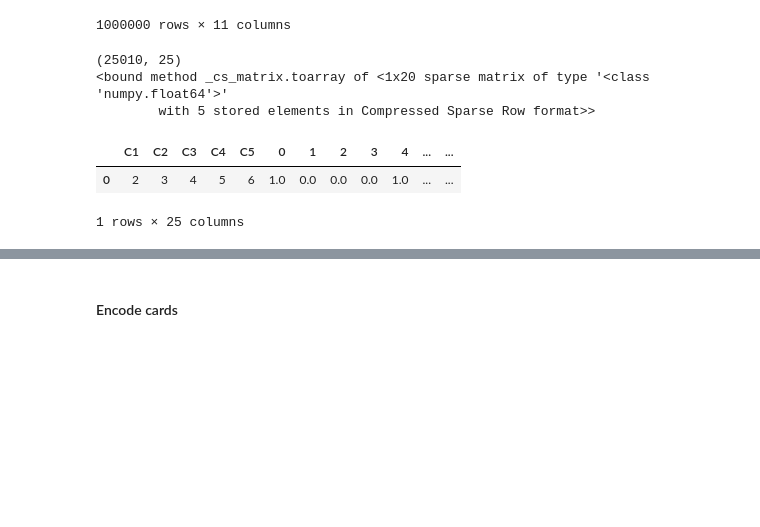
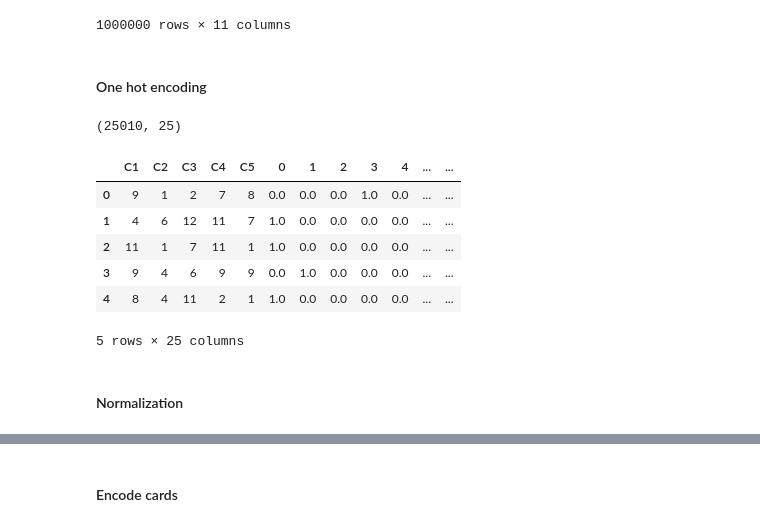
Before and after one commit to iPhaeton/kaggle-poker, a Jupyter notebook: Index_v1.ipynb, the cells around one changed output, grey strips where cells are left out. Drawn from its saved outputs; the diff is of its cells as text; code cells hidden in the pictures; blank space fills up the shorter version.

```diff
--- a/Index_v1.ipynb
+++ b/Index_v1.ipynb
@@ -73,6 +73,8 @@ data = train_dataset[['S1', 'C1','S2', 'C2','S3', 'C3','S4', 'C4','S5', 'C5']]
 labels = train_dataset[['hand']]
 # %%
 labels_vect = tf.keras.utils.to_categorical(labels)
+# %% [markdown]
+#### One hot encoding
 # %%
 def data_hotencode(data, columns, encoder, mode='transform'):
     encoded = None
@@ -89,14 +91,18 @@ def hand_hotencode(hand, columns, encoder):
 # %%
 encoder = OneHotEncoder()
 columns_to_hotencode = ['S1', 'S2', 'S3', 'S4', 'S5']
 data_encoded = data_hotencode(data, columns_to_hotencode, encoder, 'fit')
 print(data_encoded.shape)
 
-hand_hotencode([1,2,1,3,1,4,1,5,1,6], columns_to_hotencode, encoder)
+data_encoded.head()
 # %% [output]
 (25010, 25)
-<bound method _cs_matrix.toarray of <1x20 sparse matrix of type '<class 'numpy.float64'>'
-        with 5 stored elements in Compressed Sparse Row format>>
 |  | C1 | C2 | C3 | C4 | C5 | 0 | 1 | 2 | 3 | 4 | ... | ... |
-| 0 | 2 | 3 | 4 | 5 | 6 | 1.0 | 0.0 | 0.0 | 0.0 | 1.0 | ... | ... |
+| 0 | 9 | 1 | 2 | 7 | 8 | 0.0 | 0.0 | 0.0 | 1.0 | 0.0 | ... | ... |
+| 1 | 4 | 6 | 12 | 11 | 7 | 1.0 | 0.0 | 0.0 | 0.0 | 0.0 | ... | ... |
+| 2 | 11 | 1 | 7 | 11 | 1 | 1.0 | 0.0 | 0.0 | 0.0 | 0.0 | ... | ... |
+| 3 | 9 | 4 | 6 | 9 | 9 | 0.0 | 1.0 | 0.0 | 0.0 | 0.0 | ... | ... |
+| 4 | 8 | 4 | 11 | 2 | 1 | 1.0 | 0.0 | 0.0 | 0.0 | 0.0 | ... | ... |
-1 rows × 25 columns
+5 rows × 25 columns
+# %% [markdown]
+#### Normalization
```
Also changed, not shown: parts of 3 cells of this notebook.
